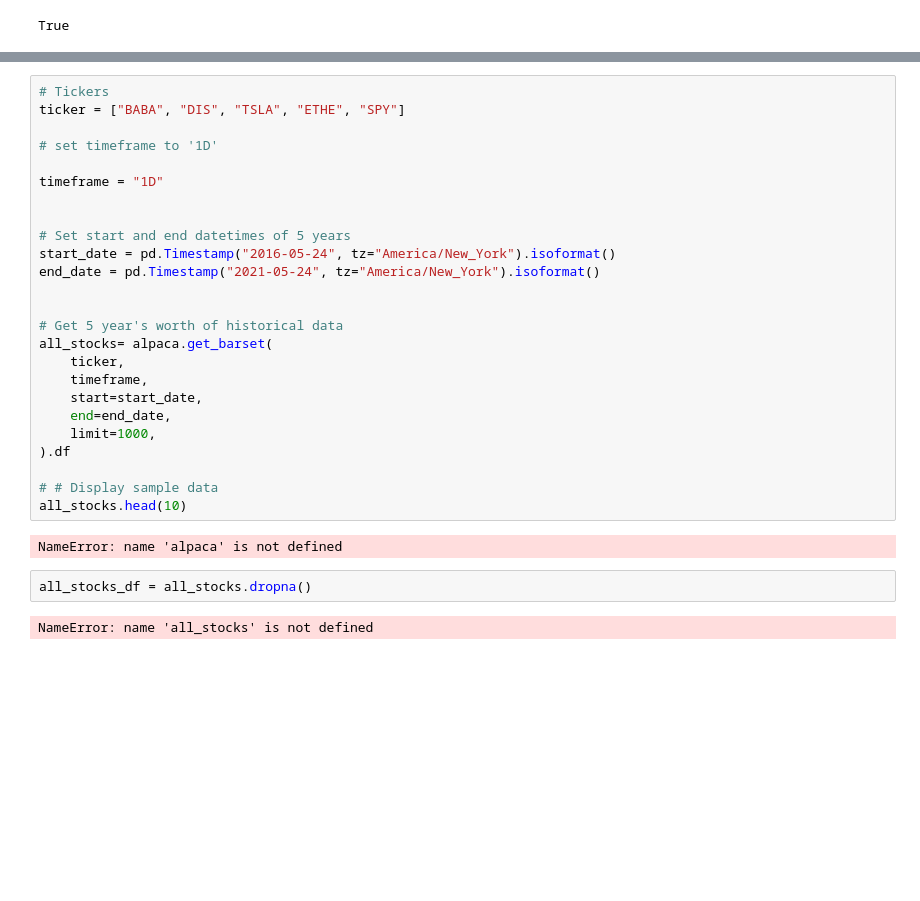
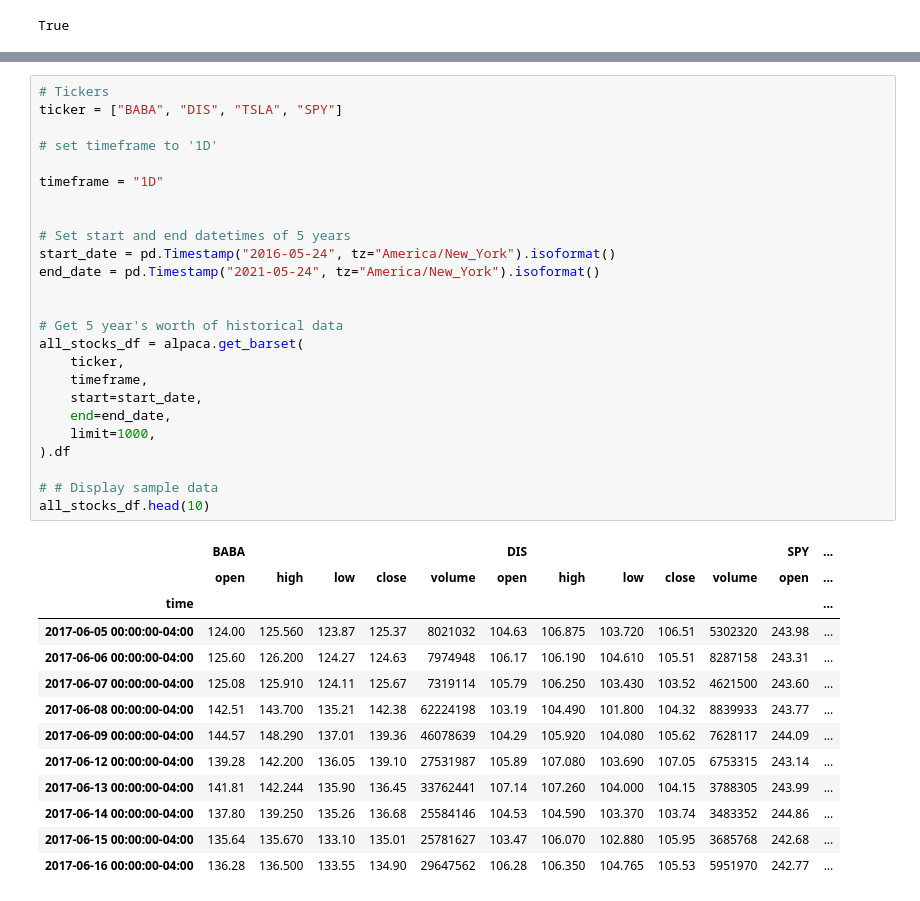
Before and after one commit to akkrishn1/StockAnalysis, a Jupyter notebook: Master Folder/Master_file.ipynb, the cells around one changed output, grey strips where cells are left out. Cells and saved outputs as stored; diff of their text form; blank space fills up the shorter version.

```diff
--- a/Master Folder/Master_file.ipynb
+++ b/Master Folder/Master_file.ipynb
@@ -35,31 +29,39 @@ ValueError: ('Key ID must be given to access Alpaca trade API', ' (env: APCA_API
 # %%
 # Tickers
-ticker = ["BABA", "DIS", "TSLA", "ETHE", "SPY"]
+ticker = ["BABA", "DIS", "TSLA", "SPY"]
 
 # set timeframe to '1D'
 
 timeframe = "1D"
 
 
 # Set start and end datetimes of 5 years
 start_date = pd.Timestamp("2016-05-24", tz="America/New_York").isoformat()
 end_date = pd.Timestamp("2021-05-24", tz="America/New_York").isoformat()
 
 
 # Get 5 year's worth of historical data
-all_stocks= alpaca.get_barset(
+all_stocks_df = alpaca.get_barset(
     ticker,
     timeframe,
     start=start_date,
     end=end_date,
     limit=1000,
 ).df
 
 # # Display sample data
-all_stocks.head(10)
+all_stocks_df.head(10)
 # %% [output]
-NameError: name 'alpaca' is not defined
+|  | BABA |  |  |  |  | DIS |  |  |  |  | SPY | ... |
+|  | open | high | low | close | volume | open | high | low | close | volume | open | ... |
+| time |  |  |  |  |  |  |  |  |  |  |  | ... |
+| 2017-06-05 00:00:00-04:00 | 124.00 | 125.560 | 123.87 | 125.37 | 8021032 | 104.63 | 106.875 | 103.720 | 106.51 | 5302320 | 243.98 | ... |
+| 2017-06-06 00:00:00-04:00 | 125.60 | 126.200 | 124.27 | 124.63 | 7974948 | 106.17 | 106.190 | 104.610 | 105.51 | 8287158 | 243.31 | ... |
+| 2017-06-07 00:00:00-04:00 | 125.08 | 125.910 | 124.11 | 125.67 | 7319114 | 105.79 | 106.250 | 103.430 | 103.52 | 4621500 | 243.60 | ... |
+| 2017-06-08 00:00:00-04:00 | 142.51 | 143.700 | 135.21 | 142.38 | 62224198 | 103.19 | 104.490 | 101.800 | 104.32 | 8839933 | 243.77 | ... |
+| 2017-06-09 00:00:00-04:00 | 144.57 | 148.290 | 137.01 | 139.36 | 46078639 | 104.29 | 105.920 | 104.080 | 105.62 | 7628117 | 244.09 | ... |
+| 2017-06-12 00:00:00-04:00 | 139.28 | 142.200 | 136.05 | 139.10 | 27531987 | 105.89 | 107.080 | 103.690 | 107.05 | 6753315 | 243.14 | ... |
+| 2017-06-13 00:00:00-04:00 | 141.81 | 142.244 | 135.90 | 136.45 | 33762441 | 107.14 | 107.260 | 104.000 | 104.15 | 3788305 | 243.99 | ... |
+| 2017-06-14 00:00:00-04:00 | 137.80 | 139.250 | 135.26 | 136.68 | 25584146 | 104.53 | 104.590 | 103.370 | 103.74 | 3483352 | 244.86 | ... |
+| 2017-06-15 00:00:00-04:00 | 135.64 | 135.670 | 133.10 | 135.01 | 25781627 | 103.47 | 106.070 | 102.880 | 105.95 | 3685768 | 242.68 | ... |
+| 2017-06-16 00:00:00-04:00 | 136.28 | 136.500 | 133.55 | 134.90 | 29647562 | 106.28 | 106.350 | 104.765 | 105.53 | 5951970 | 242.77 | ... |
-# %%
-all_stocks_df = all_stocks.dropna()
-# %% [output]
-NameError: name 'all_stocks' is not defined
```
Also changed, not shown: parts of 39 cells of this notebook.
